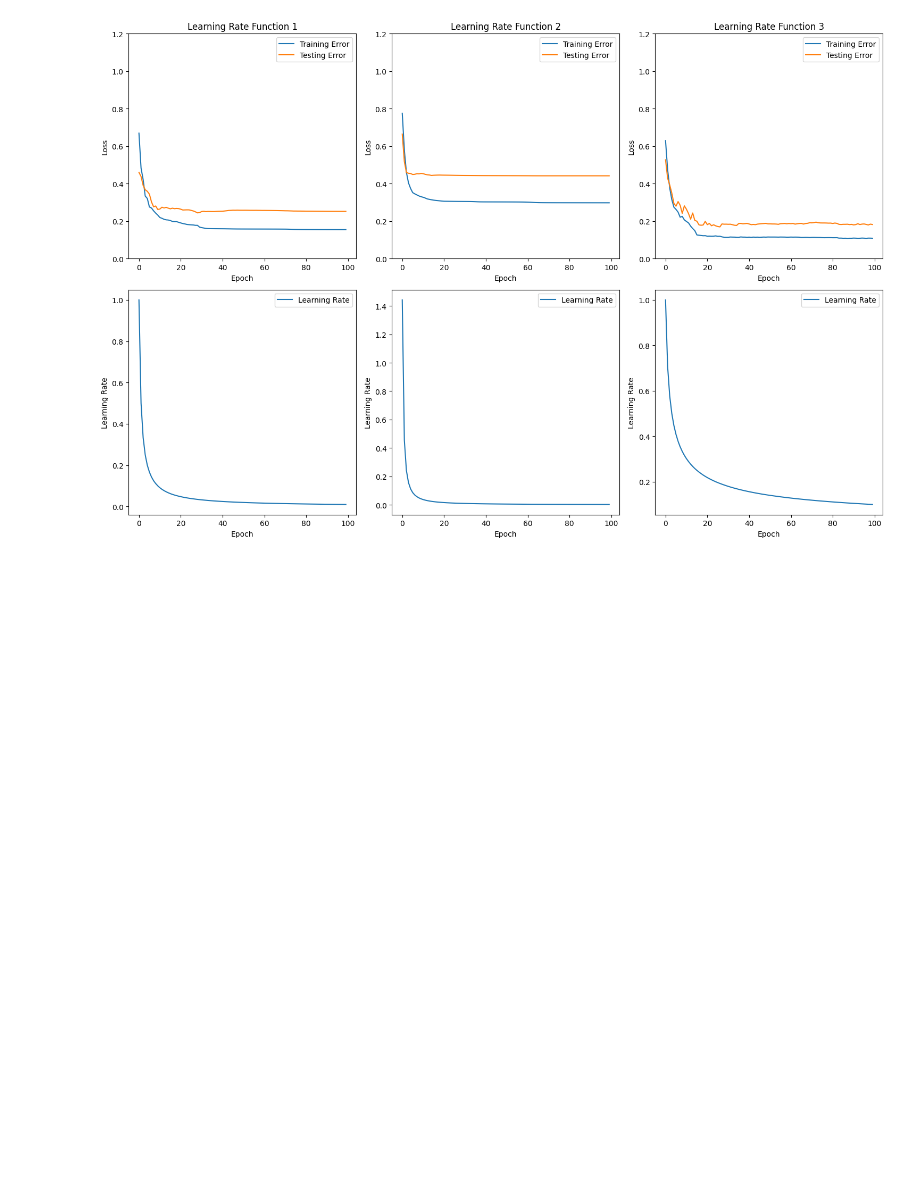
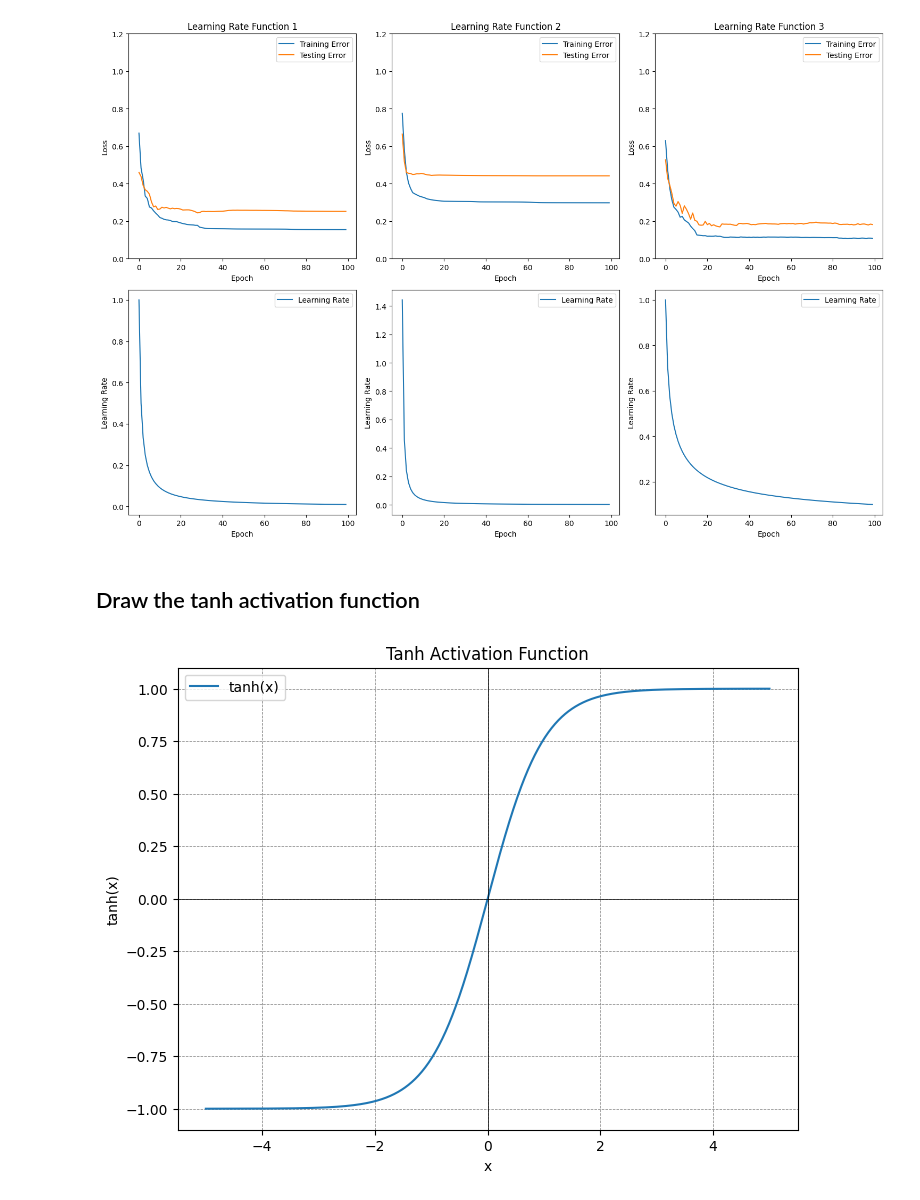
Before and after one commit to oyjuffer/NNCI-3, a Jupyter notebook: main.ipynb, the cells around one changed output. Saved outputs shown, nothing was run; the diff lists cells and outputs as text; code cells hidden in the pictures; blank space fills up the shorter version.

Commit message:
added tanh

```diff
--- a/main.ipynb
+++ b/main.ipynb
@@ -443,3 +443,29 @@ Running experiment with learning rate function 1...
 Running experiment with learning rate function 2...
 Running experiment with learning rate function 3...
 [figure]
+# %% [markdown]
+## Draw the tanh activation function
+# %%
+# Define the tanh activation function
+def tanh(x):
+    return np.tanh(x)
+
+# Generate x values
+x_values = np.linspace(-5, 5, 1000)
+
+# Calculate corresponding y values using tanh function
+y_values = tanh(x_values)
+
+# Plot the tanh function
+plt.figure(figsize=(8, 6))
+plt.plot(x_values, y_values, label='tanh(x)')
+plt.title('Tanh Activation Function')
+plt.xlabel('x')
+plt.ylabel('tanh(x)')
+plt.axhline(0, color='black',linewidth=0.5)
+plt.axvline(0, color='black',linewidth=0.5)
+plt.grid(color = 'gray', linestyle = '--', linewidth = 0.5)
+plt.legend()
+plt.show()
+# %% [output]
+[figure, added]
```
